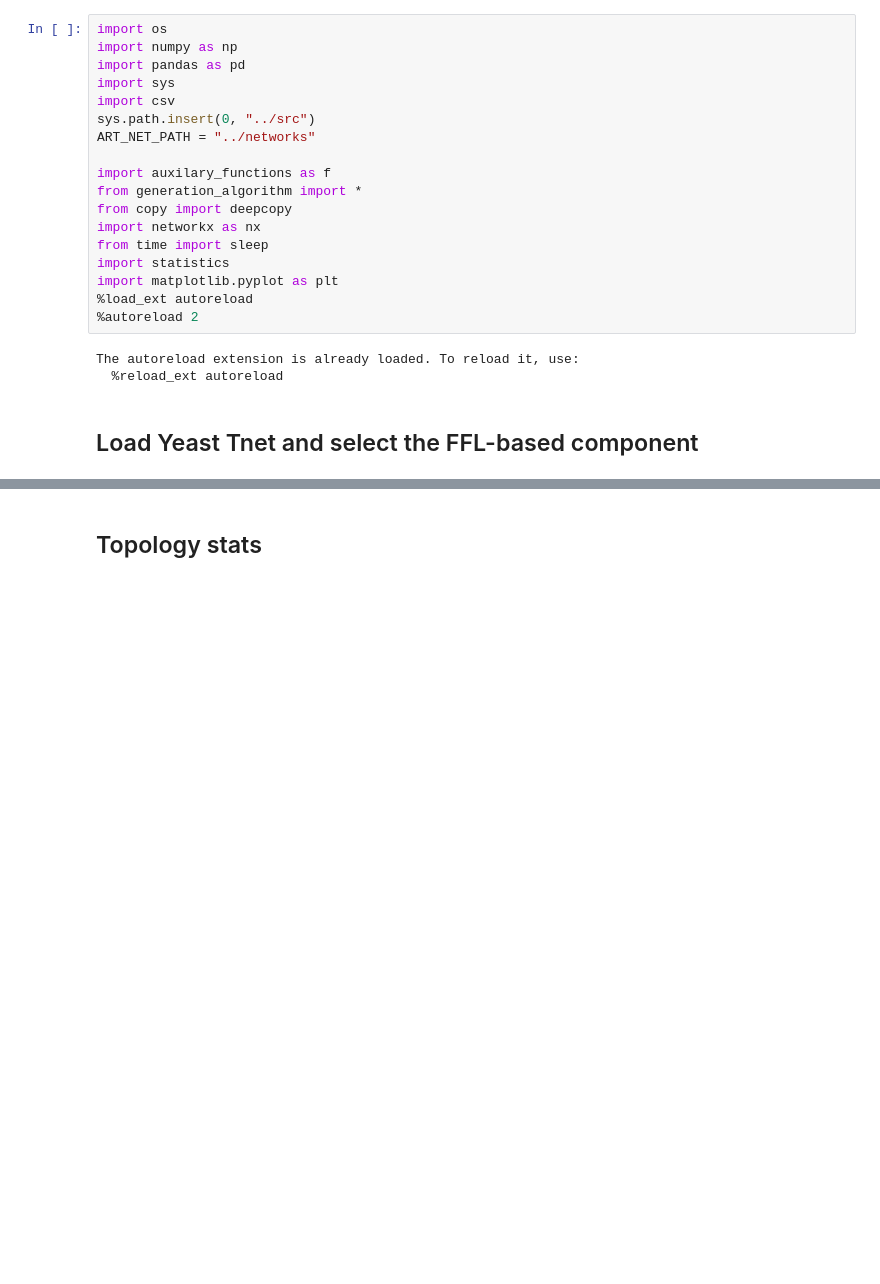
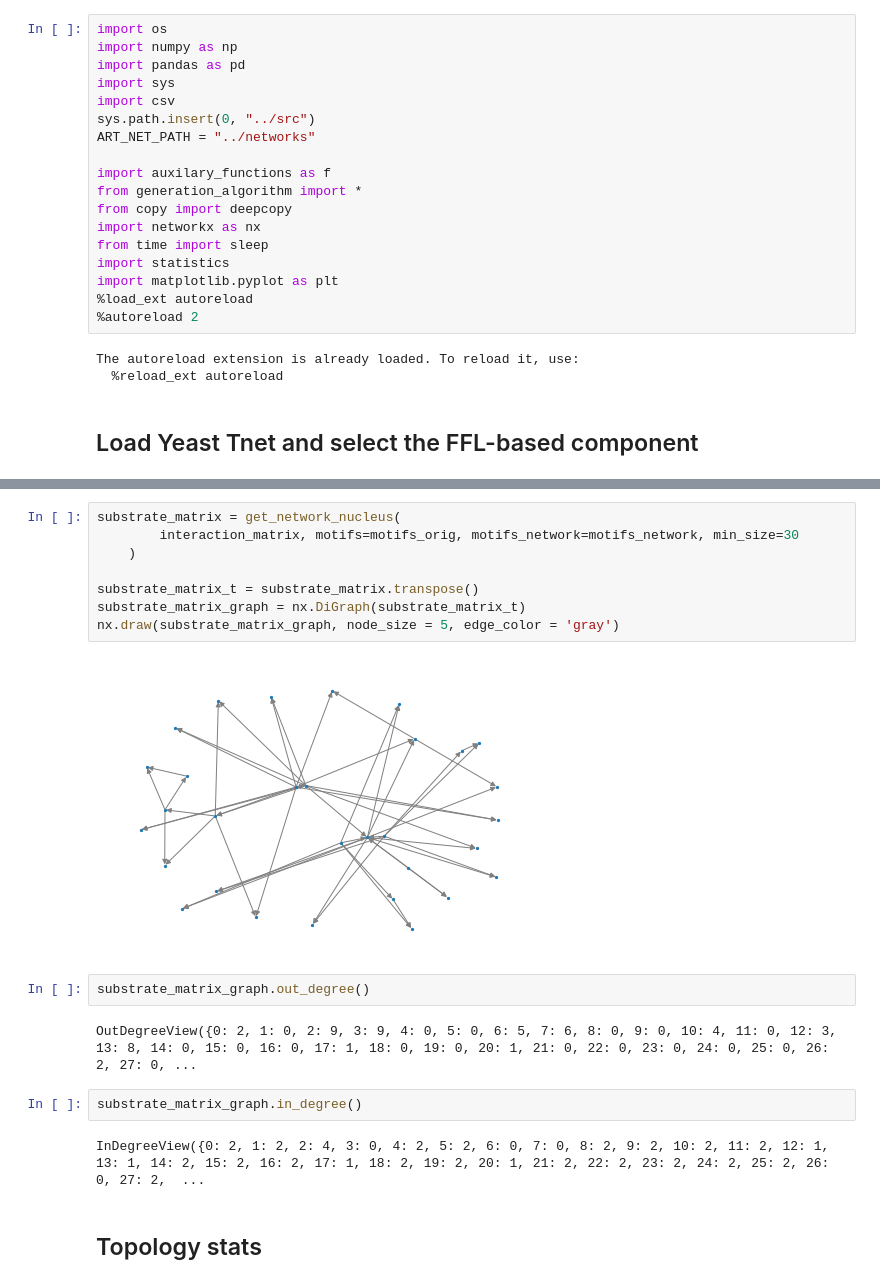
Before and after one commit to zhivkoplias/network_generation_algo, a Jupyter notebook: snippets/artificial_network_generation.ipynb, the cells around one changed output, grey strips where cells are left out. Cells and saved outputs as stored; diff of their text form; blank space fills up the shorter version.

```diff
--- a/snippets/artificial_network_generation.ipynb
+++ b/snippets/artificial_network_generation.ipynb
@@ -50,4 +50,22 @@ Wall time: 5.01 µs
 True
+# %%
+substrate_matrix = get_network_nucleus(
+        interaction_matrix, motifs=motifs_orig, motifs_network=motifs_network, min_size=30
+    )
+
+substrate_matrix_t = substrate_matrix.transpose()
+substrate_matrix_graph = nx.DiGraph(substrate_matrix_t)
+nx.draw(substrate_matrix_graph, node_size = 5, edge_color = 'gray')
+# %% [output]
+[figure, added]
+# %%
+substrate_matrix_graph.out_degree()
+# %% [output]
+OutDegreeView({0: 2, 1: 0, 2: 9, 3: 9, 4: 0, 5: 0, 6: 5, 7: 6, 8: 0, 9: 0, 10: 4, 11: 0, 12: 3, 13: 8, 14: 0, 15: 0, 16: 0, 17: 1, 18: 0, 19: 0, 20: 1, 21: 0, 22: 0, 23: 0, 24: 0, 25: 0, 26: 2, 27: 0, ...
+# %%
+substrate_matrix_graph.in_degree()
+# %% [output]
+InDegreeView({0: 2, 1: 2, 2: 4, 3: 0, 4: 2, 5: 2, 6: 0, 7: 0, 8: 2, 9: 2, 10: 2, 11: 2, 12: 1, 13: 1, 14: 2, 15: 2, 16: 2, 17: 1, 18: 2, 19: 2, 20: 1, 21: 2, 22: 2, 23: 2, 24: 2, 25: 2, 26: 0, 27: 2,  ...
 # %% [markdown]
 ## Topology stats
 # %%
```
Also changed, not shown: parts of 18 cells of this notebook, 12 other files.
